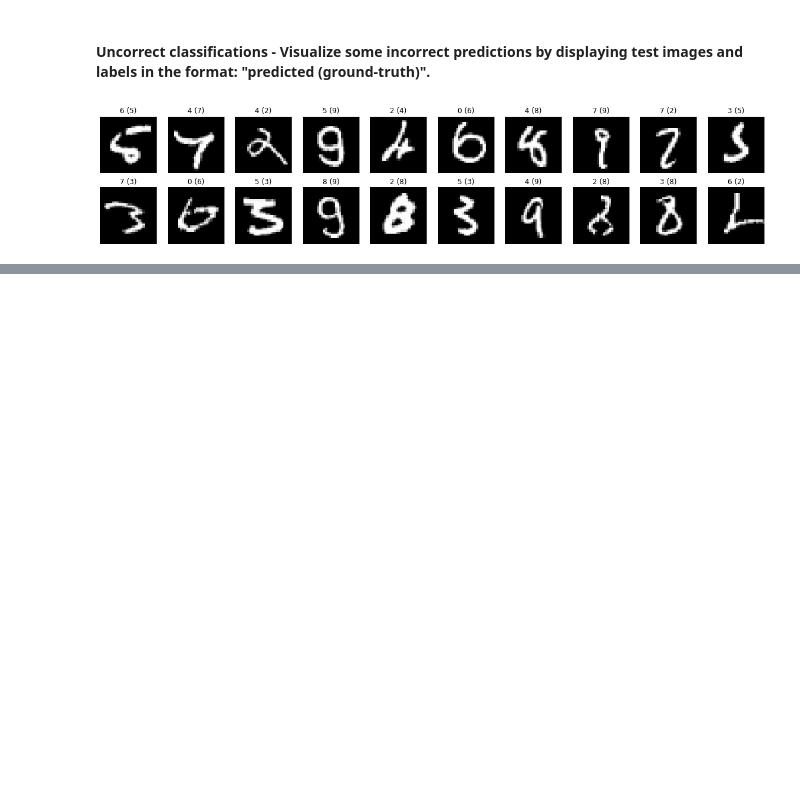
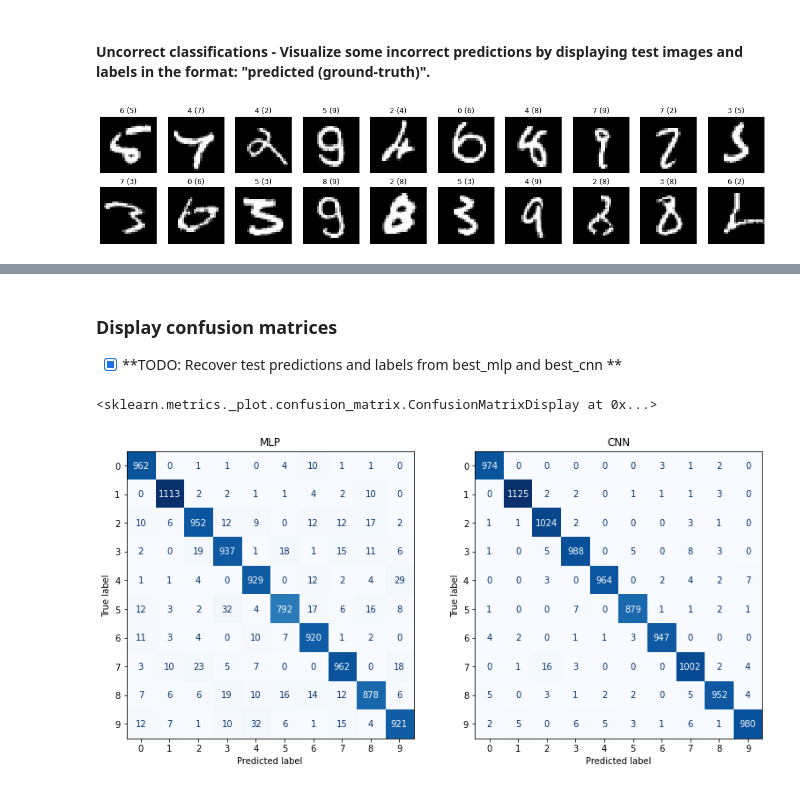
Before and after one commit to CIA-Oceanix/DLCourse_MOi_2022, a Jupyter notebook: notebooks/notebook_PytorchLightning_MNIST_CNN_with_correction.ipynb, the cells around one changed output, grey strips where cells are left out. Cells and saved outputs as stored; diff of their text form; code cells hidden in the pictures; blank space fills up the shorter version.

```diff
--- a/notebooks/notebook_PytorchLightning_MNIST_CNN_with_correction.ipynb
+++ b/notebooks/notebook_PytorchLightning_MNIST_CNN_with_correction.ipynb
@@ -297,0 +495,16 @@ plt.show()
+# %%
+cnn_model = LitModel('cnn')
+cnn_model_checkpoint = pl.callbacks.ModelCheckpoint(monitor='val_loss')
+cnn_logger = pl.loggers.CSVLogger('logs', name='cnn_mnist')
+cnn_trainer = pl.Trainer(
+    gpus=1,
+    max_epochs=10,
+    callbacks=[cnn_model_checkpoint],
+    logger=cnn_logger
+  )
+
+cnn_trainer.fit(cnn_model, train_dataloaders=train_loader, val_dataloaders=valid_loader)
+
+print(f"\n\n>>>>>>>>>>>>>   Logs stored at {cnn_logger.log_dir}/metrics.csv")
+print(f"""\n>>>>>>>>>>>>    Best model saved at {cnn_model_checkpoint.best_model_path}
+    with validation loss {cnn_model_checkpoint.best_model_score}""")
@@ -297,0 +557,8 @@ plt.show()
+# %%
+print("\n\n############## MLP #############\n")
+best_mlp = LitModel.load_from_checkpoint(mlp_model_checkpoint.best_model_path, model_name='mlp')
+mlp_trainer.test(best_mlp, dataloaders=test_loader)
+
+print("\n\n############## CNN #############\n")
+best_cnn = LitModel.load_from_checkpoint(cnn_model_checkpoint.best_model_path, model_name='cnn')
+cnn_trainer.test(best_cnn, dataloaders=test_loader)
@@ -297,0 +607,18 @@ plt.show()
+# %% [markdown]
+### Display confusion matrices
+
+- [x] **TODO: Recover test predictions and labels from best_mlp and best_cnn **
+# %%
+import sklearn.metrics
+mlp_labels, mlp_preds = best_mlp.test_data
+cnn_labels, cnn_preds = best_cnn.test_data
+
+fig, (ax_mlp, ax_cnn) = plt.subplots(1,2, figsize=(13, 6))
+ax_mlp.set_title('MLP')
+ax_cnn.set_title('CNN')
+
+sklearn.metrics.ConfusionMatrixDisplay.from_predictions(mlp_labels, mlp_preds, cmap='Blues', ax=ax_mlp, colorbar=False)
+sklearn.metrics.ConfusionMatrixDisplay.from_predictions(cnn_labels, cnn_preds, cmap='Blues', ax=ax_cnn, colorbar=False)
+# %% [output]
+<sklearn.metrics._plot.confusion_matrix.ConfusionMatrixDisplay at 0x...>
+[figure, added]
```
Also changed, not shown: parts of 22 cells of this notebook.
